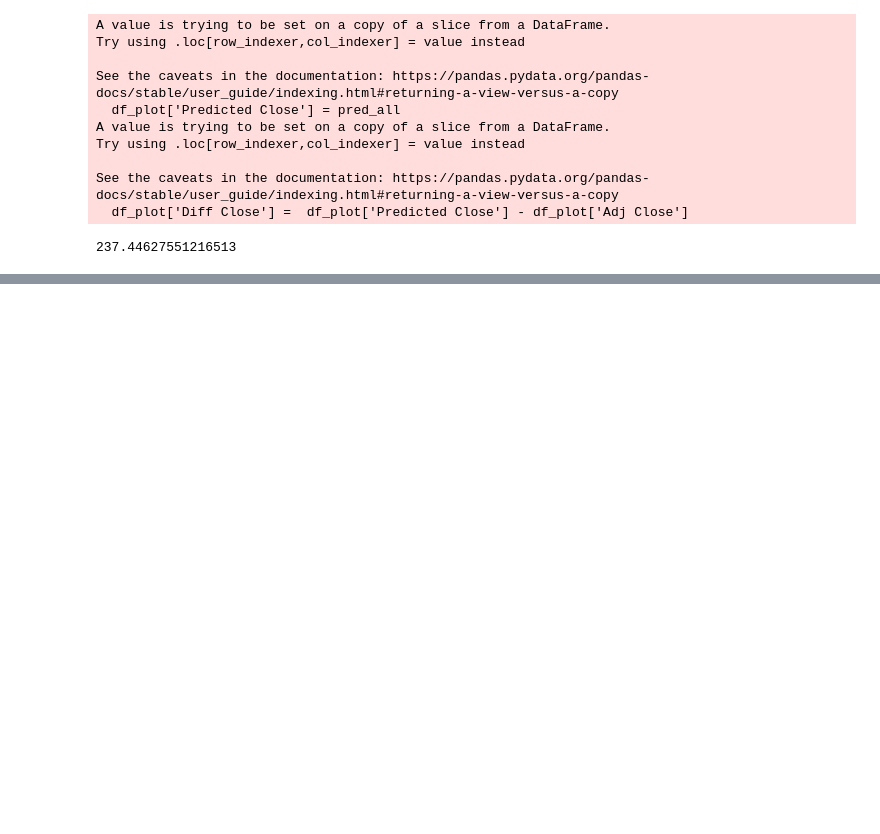
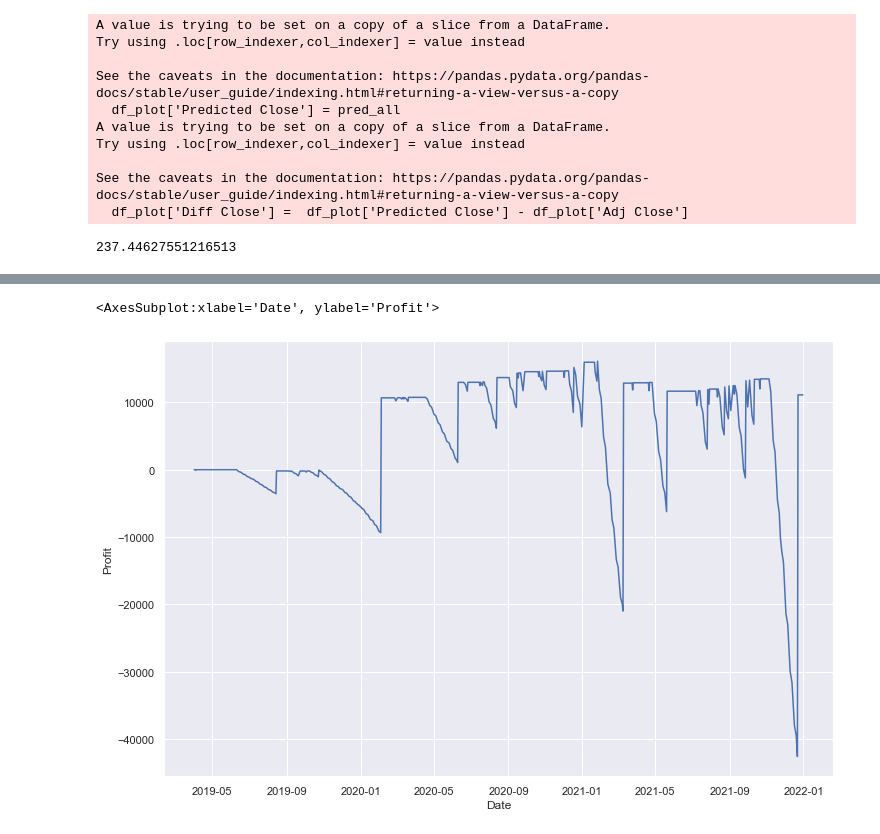
Before and after one commit to Ekoxier/INFO7374-MLFIN-Final, a Jupyter notebook: Project/Model - CAPM and Ridge Regression.ipynb, the cells around one changed output, grey strips where cells are left out. Cells and saved outputs as stored; diff of their text form; code cells hidden in the pictures; blank space fills up the shorter version.

```diff
--- a/Project/Model - CAPM and Ridge Regression.ipynb
+++ b/Project/Model - CAPM and Ridge Regression.ipynb
@@ -433,0 +472,7 @@ print(pnl)
+# %%
+df_plot_pnl =  df_plot[["Date","Profit"]]
+
+sns.lineplot(y="Profit",x="Date",data=df_plot)
+# %% [output]
+<AxesSubplot:xlabel='Date', ylabel='Profit'>
+[figure, added]
```
Also changed, not shown: parts of 12 cells of this notebook.
